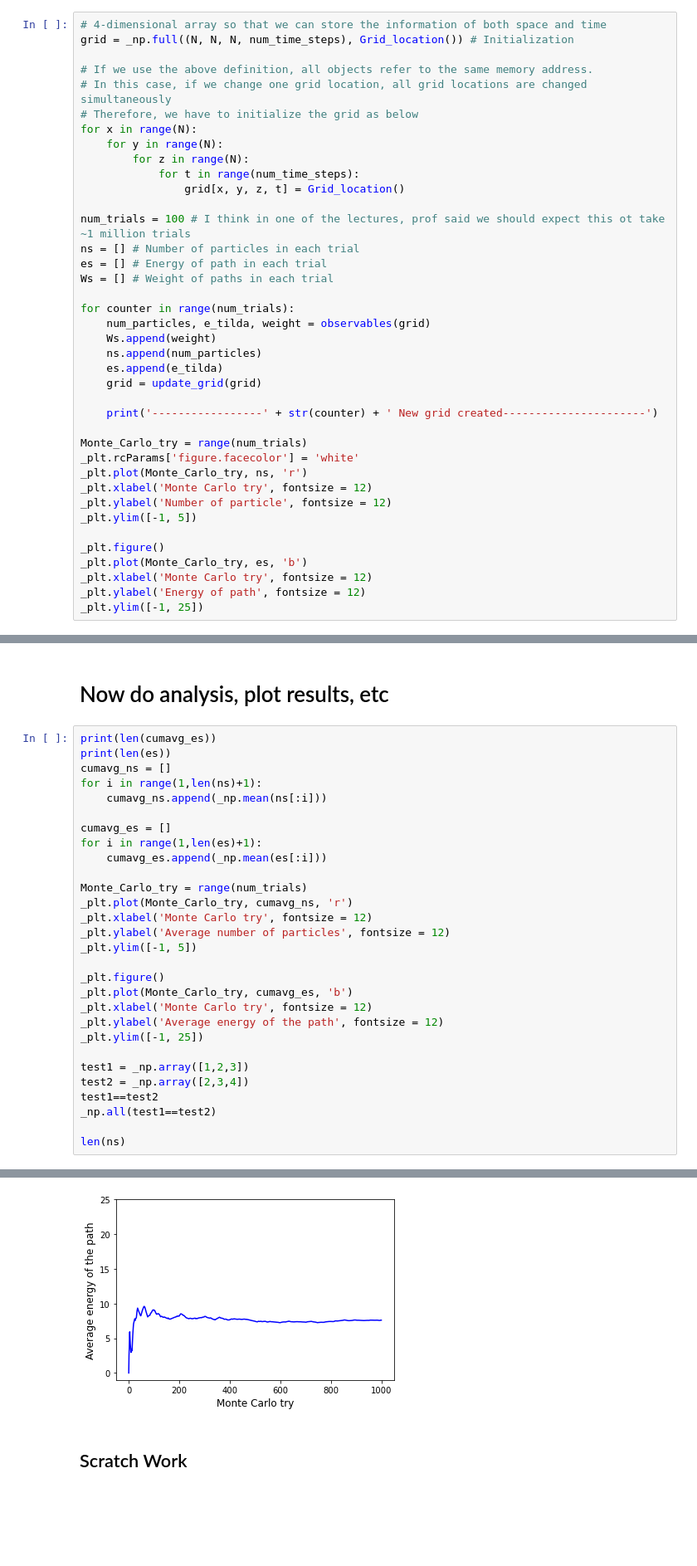
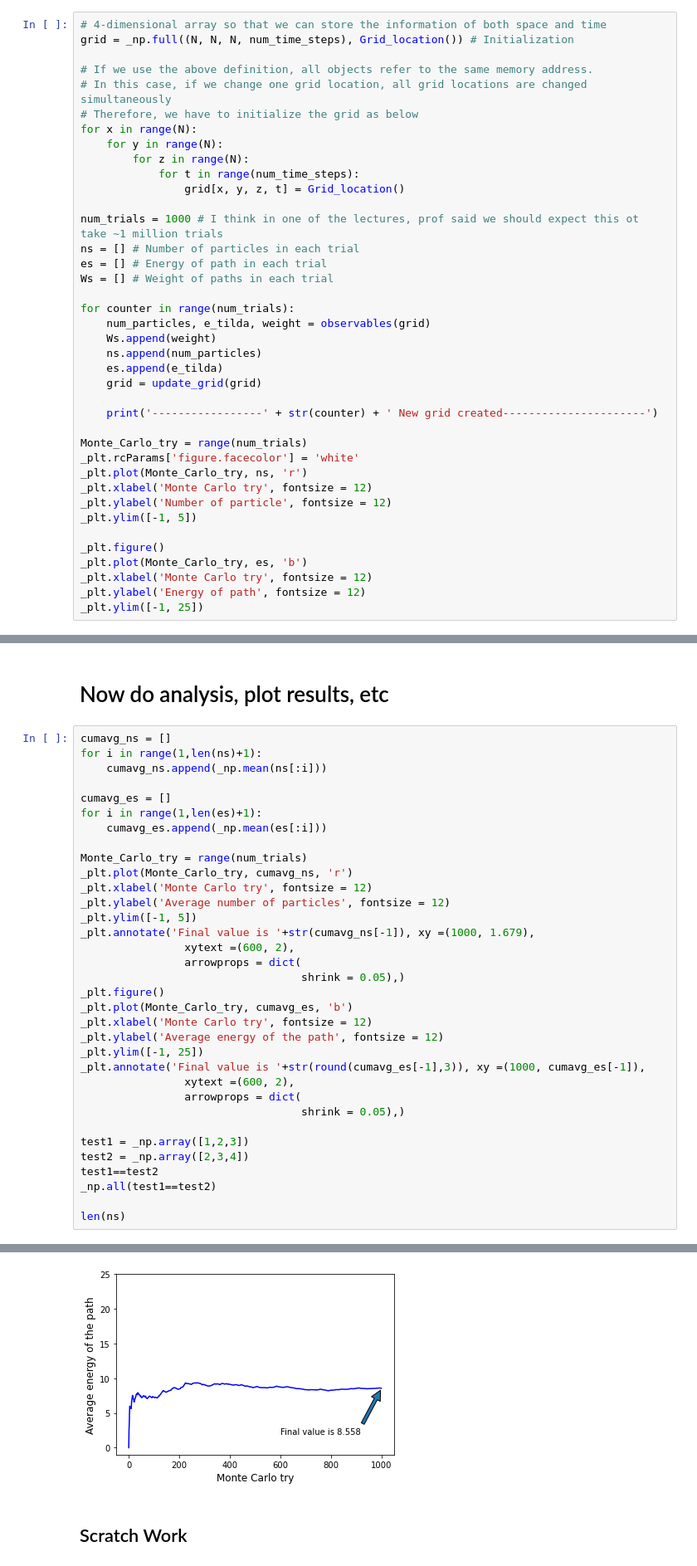
Before and after one commit to eren-guttentag/phys765_advanced_quantum, a Jupyter notebook: project1/problem2/worm_simulation.ipynb, the cells around one changed output, grey strips where cells are left out. Shown at 83% size. Saved outputs shown, nothing was run; the diff lists cells and outputs as text; blank space fills up the shorter version.

```diff
--- a/project1/problem2/worm_simulation.ipynb
+++ b/project1/problem2/worm_simulation.ipynb
@@ -298,7 +298,7 @@ for x in range(N):
             for t in range(num_time_steps):
                 grid[x, y, z, t] = Grid_location()
 
-num_trials = 100 # I think in one of the lectures, prof said we should expect this ot take ~1 million trials
+num_trials = 1000 # I think in one of the lectures, prof said we should expect this ot take ~1 million trials
 ns = [] # Number of particles in each trial
 es = [] # Energy of path in each trial
 Ws = [] # Weight of paths in each trial
@@ -348,8 +348,6 @@ _plt.ylim([-1, 25])
 # %% [markdown]
 # Now do analysis, plot results, etc
 # %%
-print(len(cumavg_es))
-print(len(es))
 cumavg_ns = []
 for i in range(1,len(ns)+1):
     cumavg_ns.append(_np.mean(ns[:i]))
@@ -363,12 +361,19 @@ _plt.plot(Monte_Carlo_try, cumavg_ns, 'r')
 _plt.xlabel('Monte Carlo try', fontsize = 12)
 _plt.ylabel('Average number of particles', fontsize = 12)
 _plt.ylim([-1, 5])
-
+_plt.annotate('Final value is '+str(cumavg_ns[-1]), xy =(1000, 1.679),
+                xytext =(600, 2),
+                arrowprops = dict(
+                                  shrink = 0.05),)
 _plt.figure()
 _plt.plot(Monte_Carlo_try, cumavg_es, 'b')
 _plt.xlabel('Monte Carlo try', fontsize = 12)
 _plt.ylabel('Average energy of the path', fontsize = 12)
 _plt.ylim([-1, 25])
+_plt.annotate('Final value is '+str(round(cumavg_es[-1],3)), xy =(1000, cumavg_es[-1]),
+                xytext =(600, 2),
+                arrowprops = dict(
+                                  shrink = 0.05),)
 
 test1 = _np.array([1,2,3])
 test2 = _np.array([2,3,4])
@@ -384,4 +387,4 @@ len(ns)
-[figure, old version]
+[figure, new version]
 # %% [markdown]
 ## Scratch Work
 # %%
```
Also changed, not shown: parts of 2 cells of this notebook.
